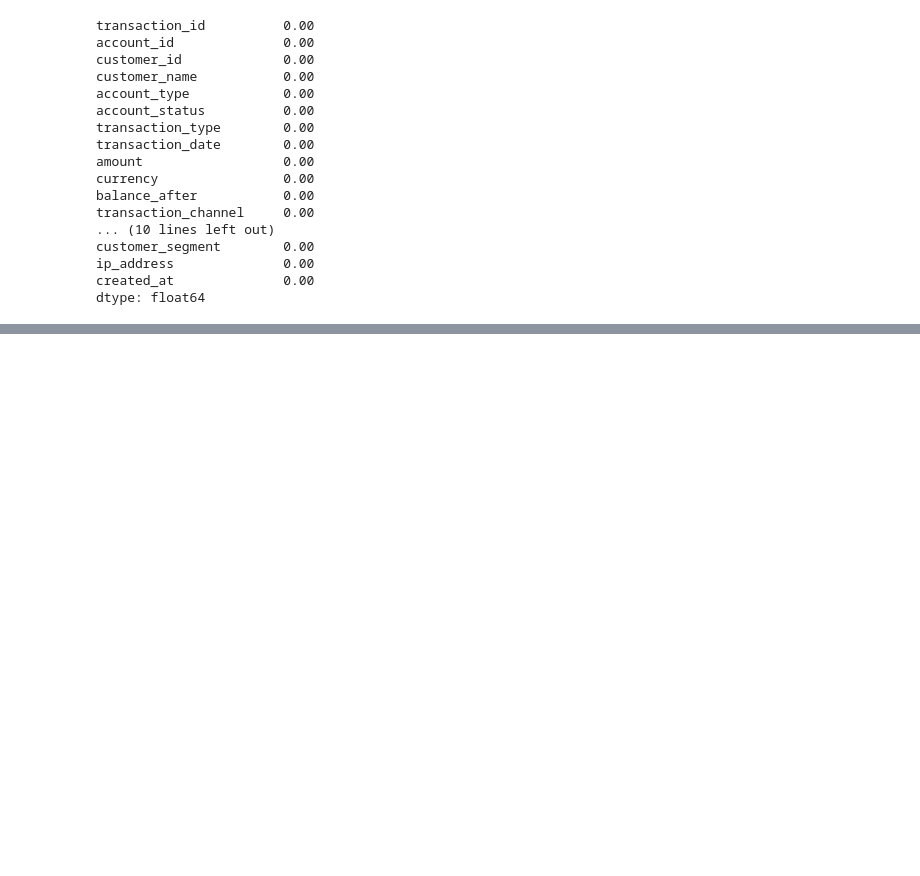
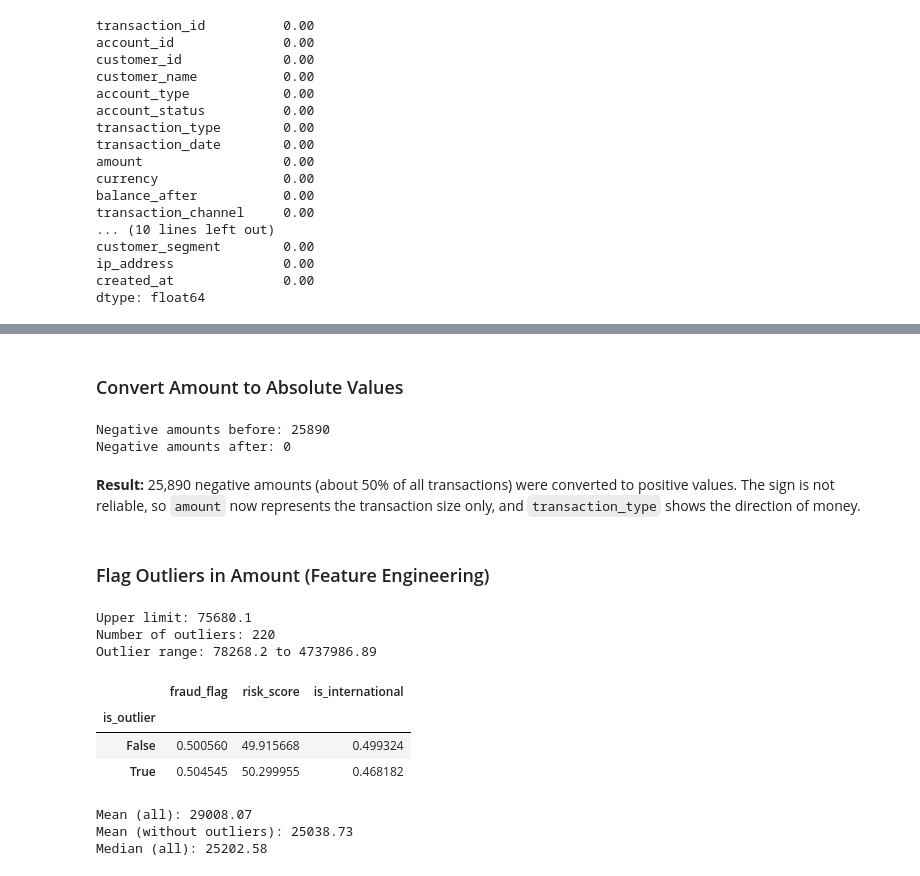
Before and after one commit to gtaha3-cyber/Finance-Banking-Mid-Project-Analysis, a Jupyter notebook: Finance & Banking Mid Project Analysis.ipynb, the cells around one changed output, grey strips where cells are left out. Saved outputs shown, nothing was run; the diff lists cells and outputs as text; code cells hidden in the pictures; blank space fills up the shorter version.

Commit message:
Complete data cleaning phase and save clean dataset

```diff
--- a/Finance & Banking Mid Project Analysis.ipynb
+++ b/Finance & Banking Mid Project Analysis.ipynb
@@ -179,0 +310,5 @@ dtype: float64
+# %%
+df_clean['account_status'] = df_clean['account_status'].replace({'active': 'Active', 'ACTIVE': 'Active'})
+df_clean['payment_method'] = df_clean['payment_method'].replace({'sepa': 'SEPA'})
+df_clean['aml_check_status'] = df_clean['aml_check_status'].replace({'passed': 'Passed'})
+df_clean['kyc_status'] = df_clean['kyc_status'].replace({'verified': 'Verified'})
@@ -179,0 +412,6 @@ dtype: float64
+# %%
+print('Missing before:', df_clean['merchant_name'].isna().sum())
+
+df_clean['merchant_name'] = df_clean['merchant_name'].fillna('Unknown')
+
+print('Missing after:', df_clean['merchant_name'].isna().sum())
@@ -179,0 +438,57 @@ dtype: float64
+# %% [markdown]
+### Convert Amount to Absolute Values
+# %%
+print('Negative amounts before:', (df_clean['amount'] < 0).sum())
+
+# Remove the sign: the sign is random, so amount will represent the transaction size only
+
+df_clean['amount'] = df_clean['amount'].abs()
+
+print('Negative amounts after:', (df_clean['amount'] < 0).sum())
+# %% [output]
+Negative amounts before: 25890
+Negative amounts after: 0
+# %% [markdown]
+**Result:** 25,890 negative amounts (about 50% of all transactions) were converted to positive values. The sign is not reliable, so `amount` now represents the transaction size only, and `transaction_type` shows the direction of money.
+# %% [markdown]
+### Flag Outliers in Amount (Feature Engineering)
+# %%
+# Calculate the IQR upper limit for amount
+
+q1 = df_clean['amount'].quantile(0.25)
+q3 = df_clean['amount'].quantile(0.75)
+iqr = q3 - q1
+upper_limit = q3 + 1.5 * iqr
+
+print('Upper limit:', round(upper_limit, 2))
+
+# Flag outliers instead of removing them (feature engineering)
+
+df_clean['is_outlier'] = df_clean['amount'] > upper_limit
+print('Number of outliers:', df_clean['is_outlier'].sum())
+
+# Show the range of the outlier amounts
+
+print('Outlier range:', round(df_clean[df_clean['is_outlier']]['amount'].min(), 2), 'to',
+       round(df_clean[df_clean['is_outlier']]['amount'].max(), 2))
+# %% [output]
+Upper limit: 75680.1
+Number of outliers: 220
+Outlier range: 78268.2 to 4737986.89
+# %%
+# Compare fraud rate, average risk score and international share between normal transactions and outliers
+
+df_clean.groupby('is_outlier')[['fraud_flag', 'risk_score', 'is_international']].mean()
+# %% [output]
+|  | fraud_flag | risk_score | is_international |
+| is_outlier |  |  |  |
+| False | 0.500560 | 49.915668 | 0.499324 |
+| True | 0.504545 | 50.299955 | 0.468182 |
+# %%
+print('Mean (all):', round(df_clean['amount'].mean(), 2))
+print('Mean (without outliers):', round(df_clean[~df_clean['is_outlier']]['amount'].mean(), 2))
+print('Median (all):', round(df_clean['amount'].median(), 2))
+# %% [output]
+Mean (all): 29008.07
+Mean (without outliers): 25038.73
+Median (all): 25202.58
```
Also changed, not shown: parts of 55 cells of this notebook, 2 other files.
